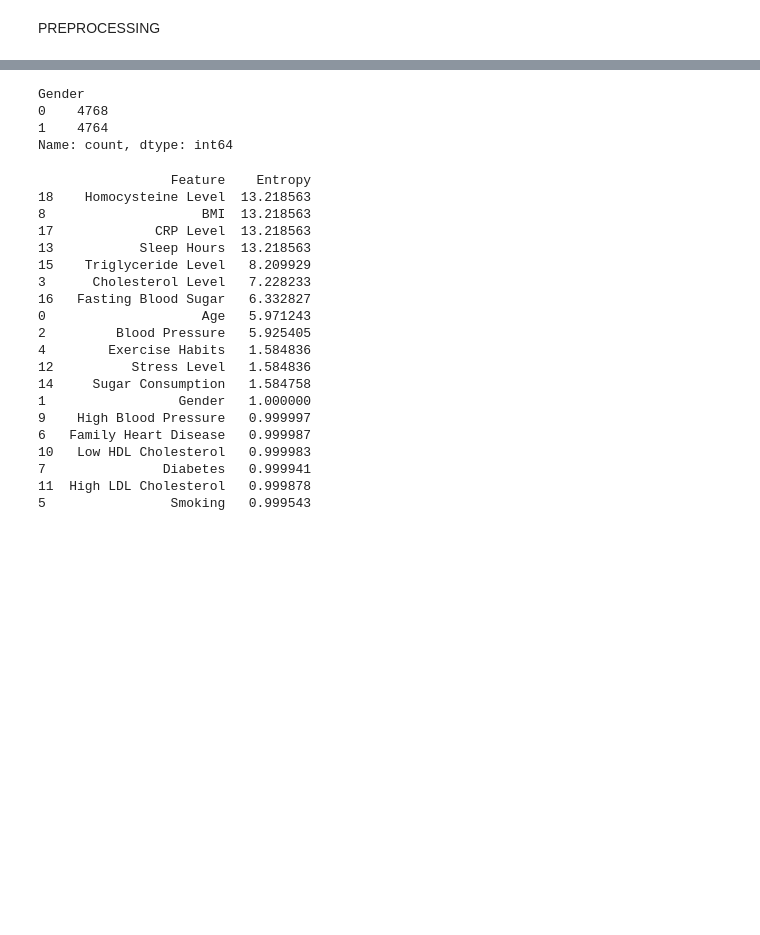
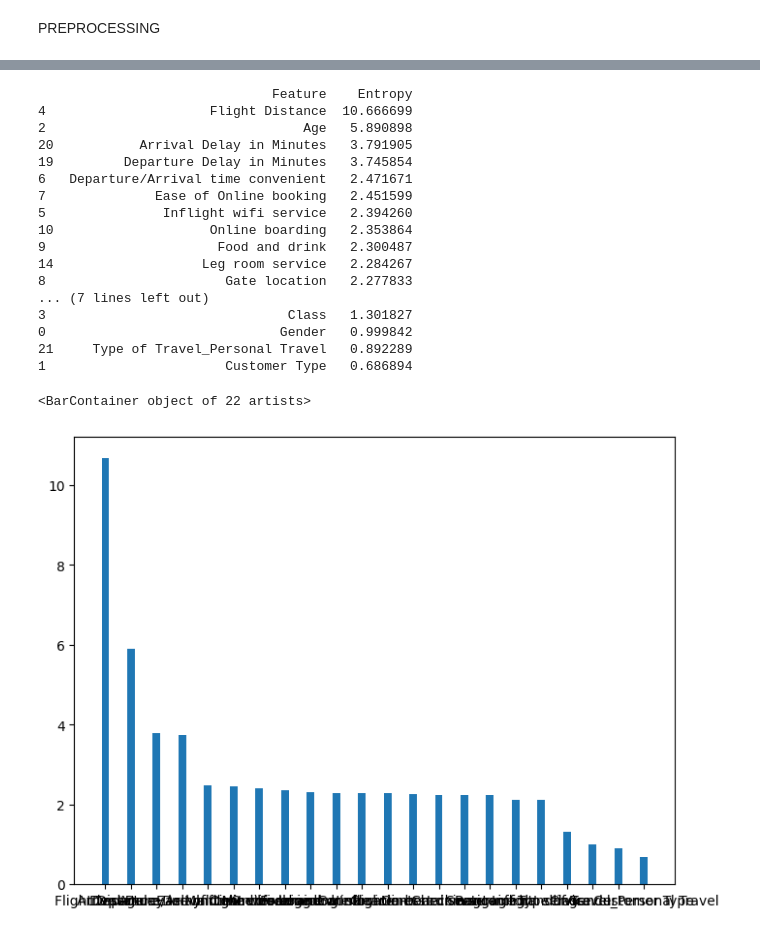
Before and after one commit to chiefzhantr/EntropyFS, a Jupyter notebook: model.ipynb, the cells around one changed output, grey strips where cells are left out. Drawn from its saved outputs; the diff is of its cells as text; code cells hidden in the pictures; blank space fills up the shorter version.

```diff
--- a/model.ipynb
+++ b/model.ipynb
@@ -201,13 +189,6 @@ Heart Disease Status
 Name: proportion, dtype: float64
-# %%
-print(encoded_df['Gender'].value_counts())
-# %% [output]
-Gender
-0    4768
-1    4764
-Name: count, dtype: int64
 # %%
-X_encoded = encoded_df.drop(columns=['Heart Disease Status'])
+X_encoded = encoded_df.drop(columns=['satisfaction'])
 
 entropy_values = {}
 
@@ -221,24 +202,27 @@ entropy_df = entropy_df.sort_values(by='Entropy', ascending=False)
 
 print(entropy_df)
 # %% [output]
-                 Feature    Entropy
-18    Homocysteine Level  13.218563
-8                    BMI  13.218563
-17             CRP Level  13.218563
-13           Sleep Hours  13.218563
-15    Triglyceride Level   8.209929
-3      Cholesterol Level   7.228233
-16   Fasting Blood Sugar   6.332827
-0                    Age   5.971243
-2         Blood Pressure   5.925405
-4        Exercise Habits   1.584836
-12          Stress Level   1.584836
-14     Sugar Consumption   1.584758
-1                 Gender   1.000000
-9    High Blood Pressure   0.999997
-6   Family Heart Disease   0.999987
-10   Low HDL Cholesterol   0.999983
-7               Diabetes   0.999941
-11  High LDL Cholesterol   0.999878
-5                Smoking   0.999543
+                              Feature    Entropy
+4                     Flight Distance  10.666699
+2                                 Age   5.890898
+20           Arrival Delay in Minutes   3.791905
+19         Departure Delay in Minutes   3.745854
+6   Departure/Arrival time convenient   2.471671
+7              Ease of Online booking   2.451599
+5               Inflight wifi service   2.394260
+10                    Online boarding   2.353864
+9                      Food and drink   2.300487
+14                   Leg room service   2.284267
+8                       Gate location   2.277833
+... (7 lines left out)
+3                               Class   1.301827
+0                              Gender   0.999842
+21     Type of Travel_Personal Travel   0.892289
+1                       Customer Type   0.686894
+# %%
+fig = plt.figure(figsize=(8,6))
+plt.bar(entropy_df['Feature'].array, entropy_df['Entropy'], 0.3)
+# %% [output]
+<BarContainer object of 22 artists>
+[figure, added]
 # %%
```
Also changed, not shown: parts of 48 cells of this notebook.
